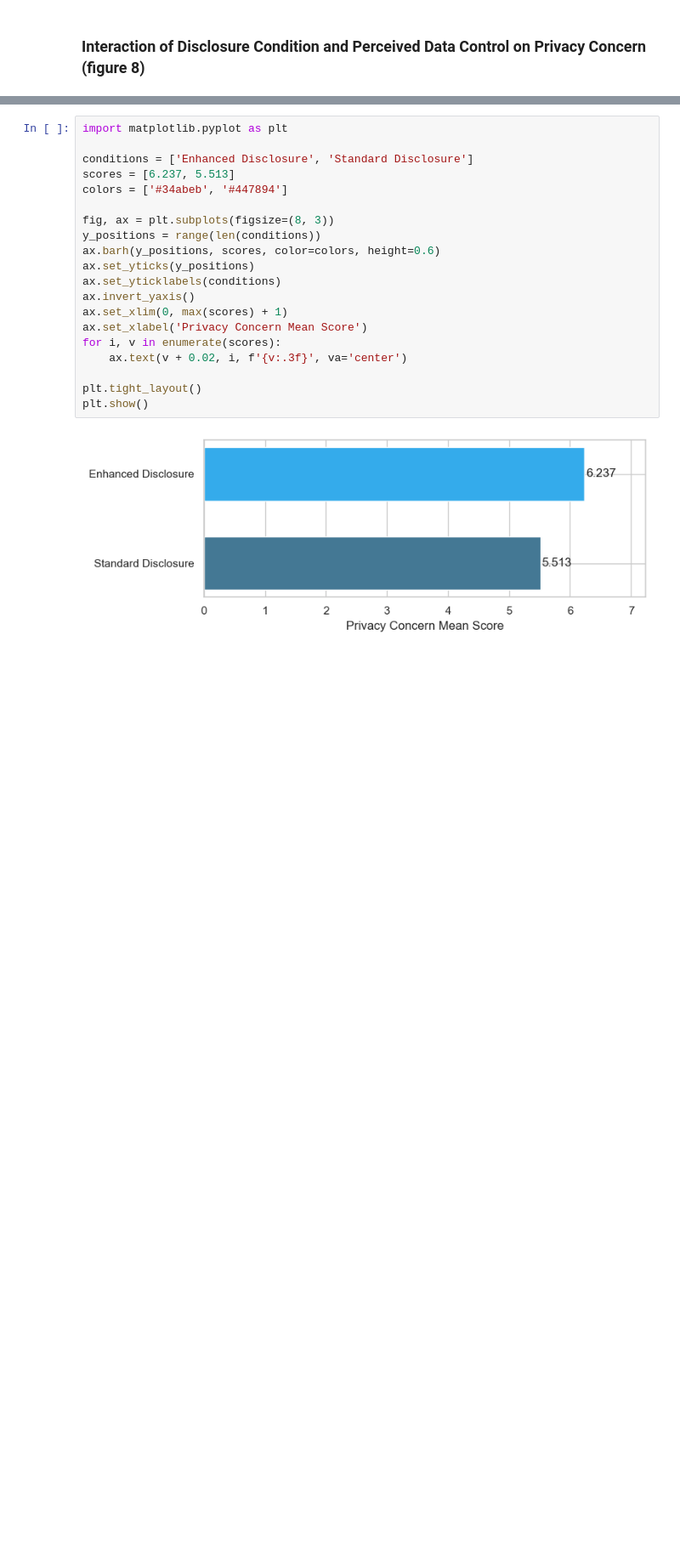
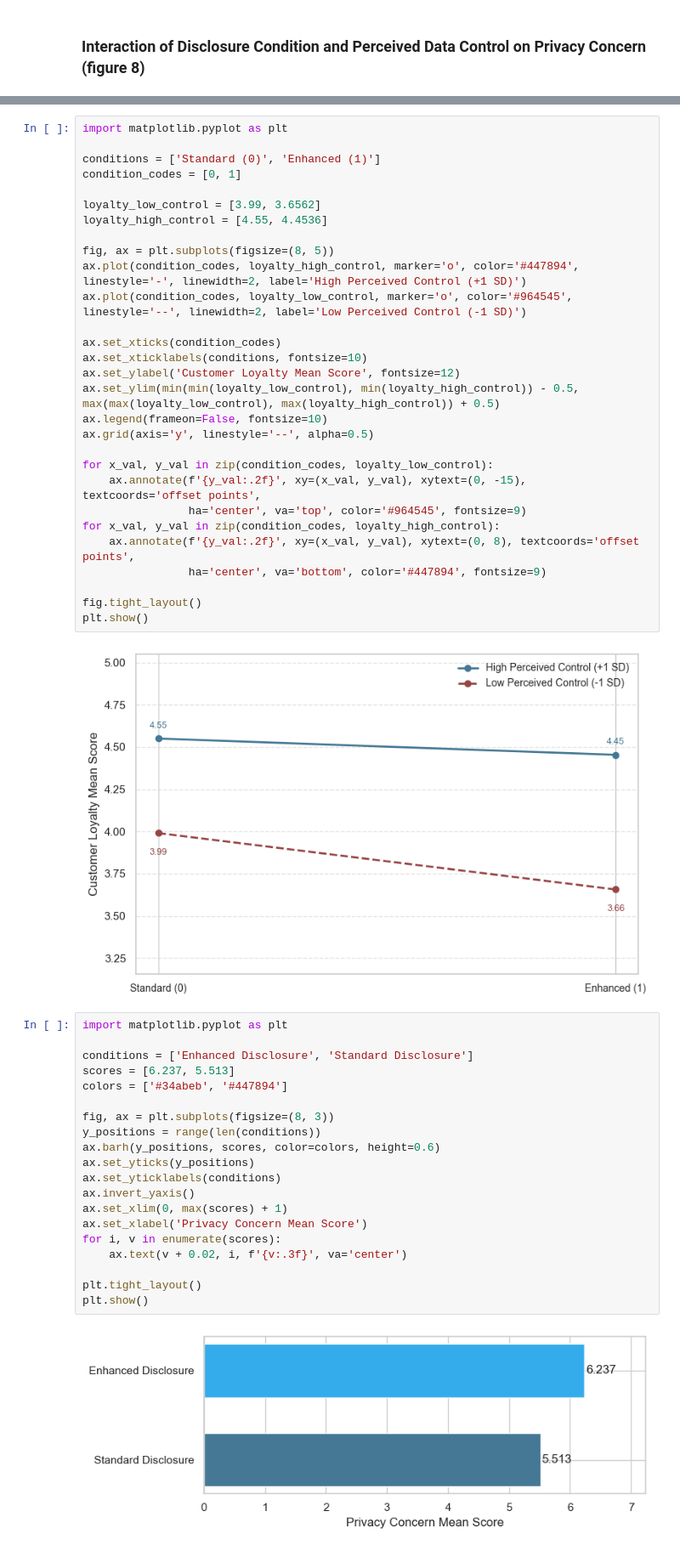
Before and after one commit to nichichan/final_thesis_data_analysis, a Jupyter notebook: Thesis Final Analysis/reliability_test_final.ipynb, the cells around one changed output, grey strips where cells are left out. Shown at 85% size. Cells and saved outputs as stored; diff of their text form; blank space fills up the shorter version.

```diff
--- a/Thesis Final Analysis/reliability_test_final.ipynb
+++ b/Thesis Final Analysis/reliability_test_final.ipynb
@@ -1104,3 +1109,34 @@ plt.show()
+# %%
+import matplotlib.pyplot as plt
+
+conditions = ['Standard (0)', 'Enhanced (1)']
+condition_codes = [0, 1]
+
+loyalty_low_control = [3.99, 3.6562]
+loyalty_high_control = [4.55, 4.4536]
+
+fig, ax = plt.subplots(figsize=(8, 5))
+ax.plot(condition_codes, loyalty_high_control, marker='o', color='#447894', linestyle='-', linewidth=2, label='High Perceived Control (+1 SD)')
+ax.plot(condition_codes, loyalty_low_control, marker='o', color='#964545', linestyle='--', linewidth=2, label='Low Perceived Control (-1 SD)')
+
+ax.set_xticks(condition_codes)
+ax.set_xticklabels(conditions, fontsize=10)
+ax.set_ylabel('Customer Loyalty Mean Score', fontsize=12)
+ax.set_ylim(min(min(loyalty_low_control), min(loyalty_high_control)) - 0.5, max(max(loyalty_low_control), max(loyalty_high_control)) + 0.5)
+ax.legend(frameon=False, fontsize=10)
+ax.grid(axis='y', linestyle='--', alpha=0.5)
+
+for x_val, y_val in zip(condition_codes, loyalty_low_control):
+    ax.annotate(f'{y_val:.2f}', xy=(x_val, y_val), xytext=(0, -15), textcoords='offset points',
+                ha='center', va='top', color='#964545', fontsize=9)
+for x_val, y_val in zip(condition_codes, loyalty_high_control):
+    ax.annotate(f'{y_val:.2f}', xy=(x_val, y_val), xytext=(0, 8), textcoords='offset points',
+                ha='center', va='bottom', color='#447894', fontsize=9)
+
+fig.tight_layout()
+plt.show()
+# %% [output]
+[figure, added]
 # %%
 import matplotlib.pyplot as plt
 
```
Also changed, not shown: parts of 6 cells of this notebook.
